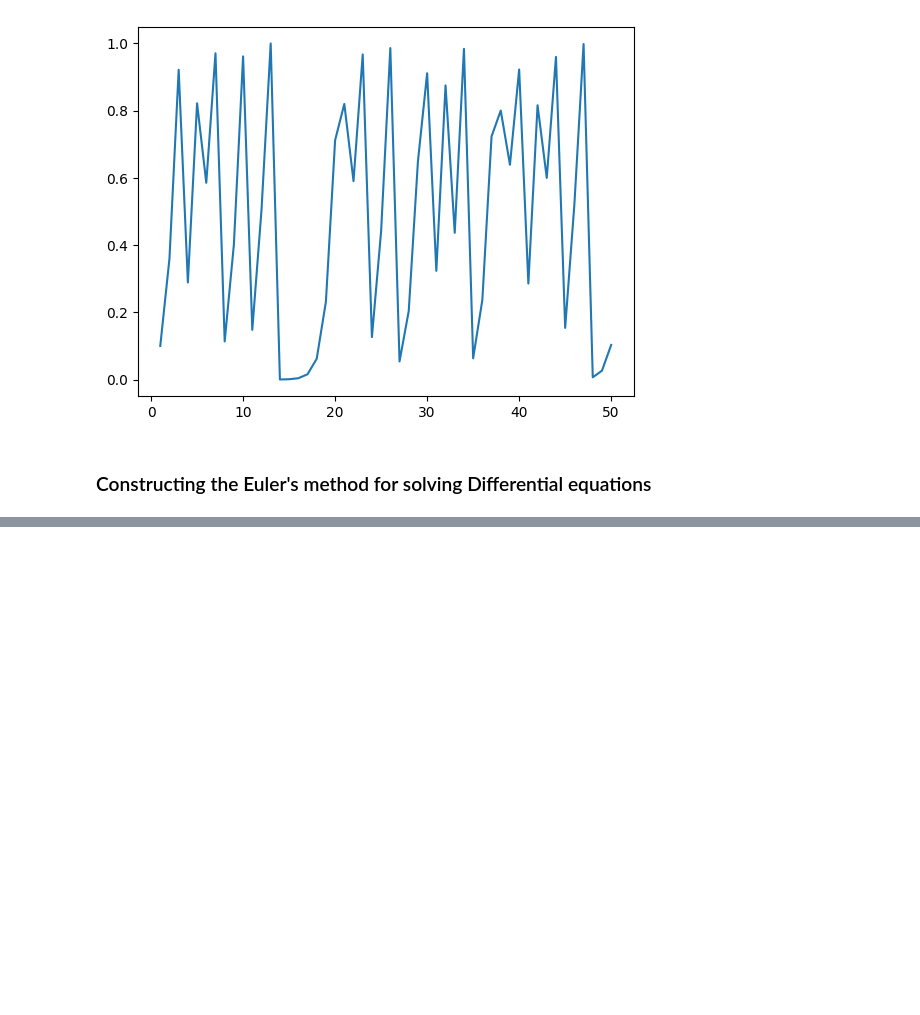
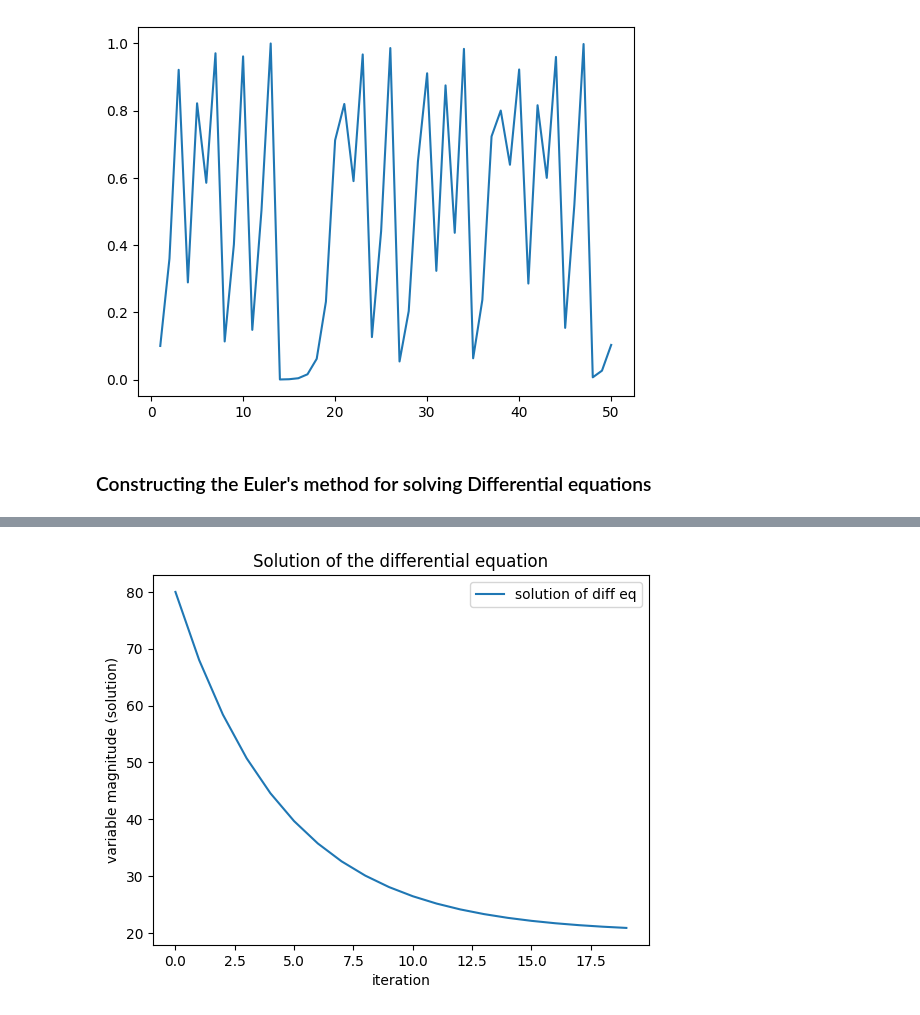
Before and after one commit to HijoBejuco/dynamical-systems-modeling, a Jupyter notebook: code_notebook.ipynb, the cells around one changed output, grey strips where cells are left out. Cells and saved outputs as stored; diff of their text form; code cells hidden in the pictures; blank space fills up the shorter version.

Commit message:
solving the first diff eq

```diff
--- a/code_notebook.ipynb
+++ b/code_notebook.ipynb
@@ -108,6 +109,8 @@ def euler_method(differential_eq: Callable, delta, iterations, *args, **kwargs):
 
     # Accessing to the Kwargs dictionary to extract the
     # variable magnitude, so we can apply the Euler's method.
+    # The **Kwargs is a dictionary that contains all the
+    # positional arguments and can be accessed by the key.
     variable_magnitude = kwargs['variable_magnitude']
 
     results = []
@@ -120,7 +123,12 @@ def euler_method(differential_eq: Callable, delta, iterations, *args, **kwargs):
         # Calculating new variable magnitude
         variable_magnitude = round((rate_of_change * delta) + variable_magnitude, 5)
 
+    df_result = pd.DataFrame(data={
+        "iteration": np.arange(0, iterations, 1),
+        "variable_magnitude": results
+    })
 
-    return results
+
+    return df_result
 # %%
-euler_method(differential_eq, 1, 10, 0.2, 20, variable_magnitude=80)
+data = euler_method(differential_eq, 1, 20, 0.2, 20, variable_magnitude=80)
@@ -137,0 +144,19 @@ euler_method(differential_eq, 1, 10, 0.2, 20, variable_magnitude=80)
+# %%
+# Create a figure and an axes object
+fig, ax = plt.subplots()
+
+# Plotting the data
+ax.plot(data.iteration, data.variable_magnitude, label="solution of diff eq")
+
+# Add labels and title
+ax.set_xlabel('iteration')
+ax.set_ylabel('variable magnitude (solution)')
+ax.set_title('Solution of the differential equation')
+
+# Add a legend
+ax.legend()
+
+# Show the plot
+plt.show()
+# %% [output]
+[figure, added]
```
Also changed, not shown: parts of 3 cells of this notebook.
